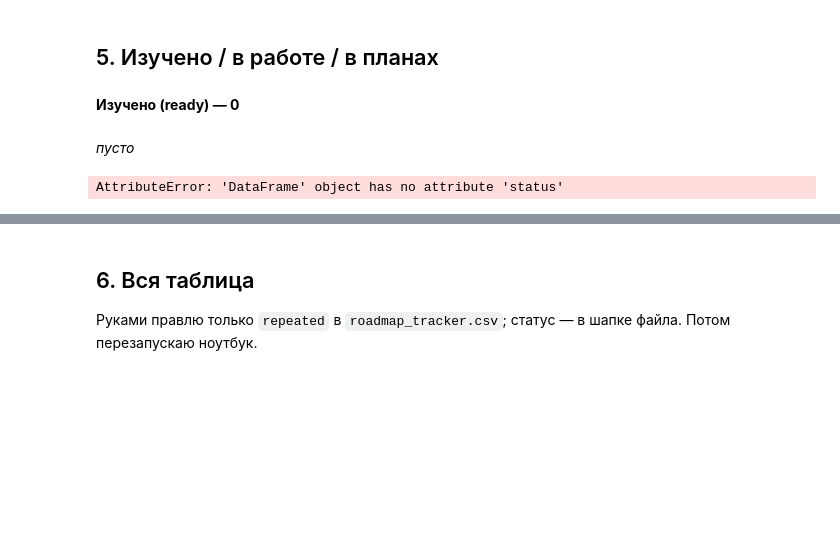
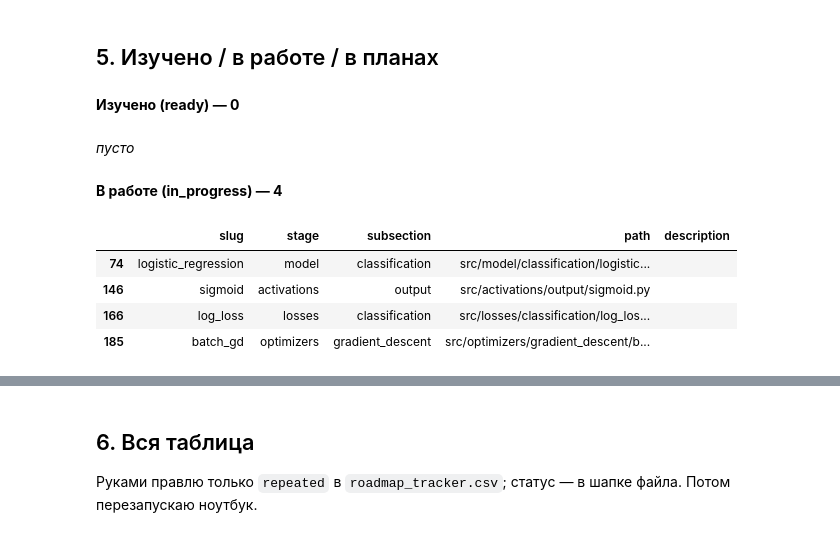
Before and after one commit to AlisherKshtykenov/AlisherKshtykenov, a Jupyter notebook: notebooks/progress_dashboard.ipynb, the cells around one changed output, grey strips where cells are left out. Saved outputs shown, nothing was run; the diff lists cells and outputs as text; code cells hidden in the pictures; blank space fills up the shorter version.

Commit message:
LogisticRegression, sigmoid, log_loss, batch_gd

```diff
--- a/notebooks/progress_dashboard.ipynb
+++ b/notebooks/progress_dashboard.ipynb
@@ -125,17 +127,22 @@ INFO  тем в таблице: 265, с файлом: 244, без файла: 21
 # %%
 cols = ["slug", "stage", "subsection", "path", "description"]
 for title, status in [("Изучено (ready)", "ready"), ("В работе (in_progress)", "in_progress")]:
     g = d[d.learned == 1] if status == "ready" else d[d.status == status]
     display(Markdown(f"**{title} — {len(g)}**"))
     display(g[cols] if len(g) else Markdown("_пусто_"))
 
 plans = d[d.status == "todo"]
-display(Markdown(f"**В планах (todo) — {len(plans)}**, по этапам:"))
-display(plans.groupby("stage", sort=False).size().rename("тем").to_frame())
+# display(Markdown(f"**В планах (todo) — {len(plans)}**, по этапам:"))
+# display(plans.groupby("stage", sort=False).size().rename("тем").to_frame())
 # %% [output]
 **Изучено (ready) — 0**
 _пусто_
-AttributeError: 'DataFrame' object has no attribute 'status'
+**В работе (in_progress) — 4**
+|  | slug | stage | subsection | path | description |
+| 74 | logistic_regression | model | classification | src/model/classification/logistic... |  |
+| 146 | sigmoid | activations | output | src/activations/output/sigmoid.py |  |
+| 166 | log_loss | losses | classification | src/losses/classification/log_los... |  |
+| 185 | batch_gd | optimizers | gradient_descent | src/optimizers/gradient_descent/b... |  |
 # %%
 # Список планов целиком, по этапам и подразделам
 for stage in up.ORDER:
```
Also changed, not shown: parts of 7 cells of this notebook, 4 other files.
